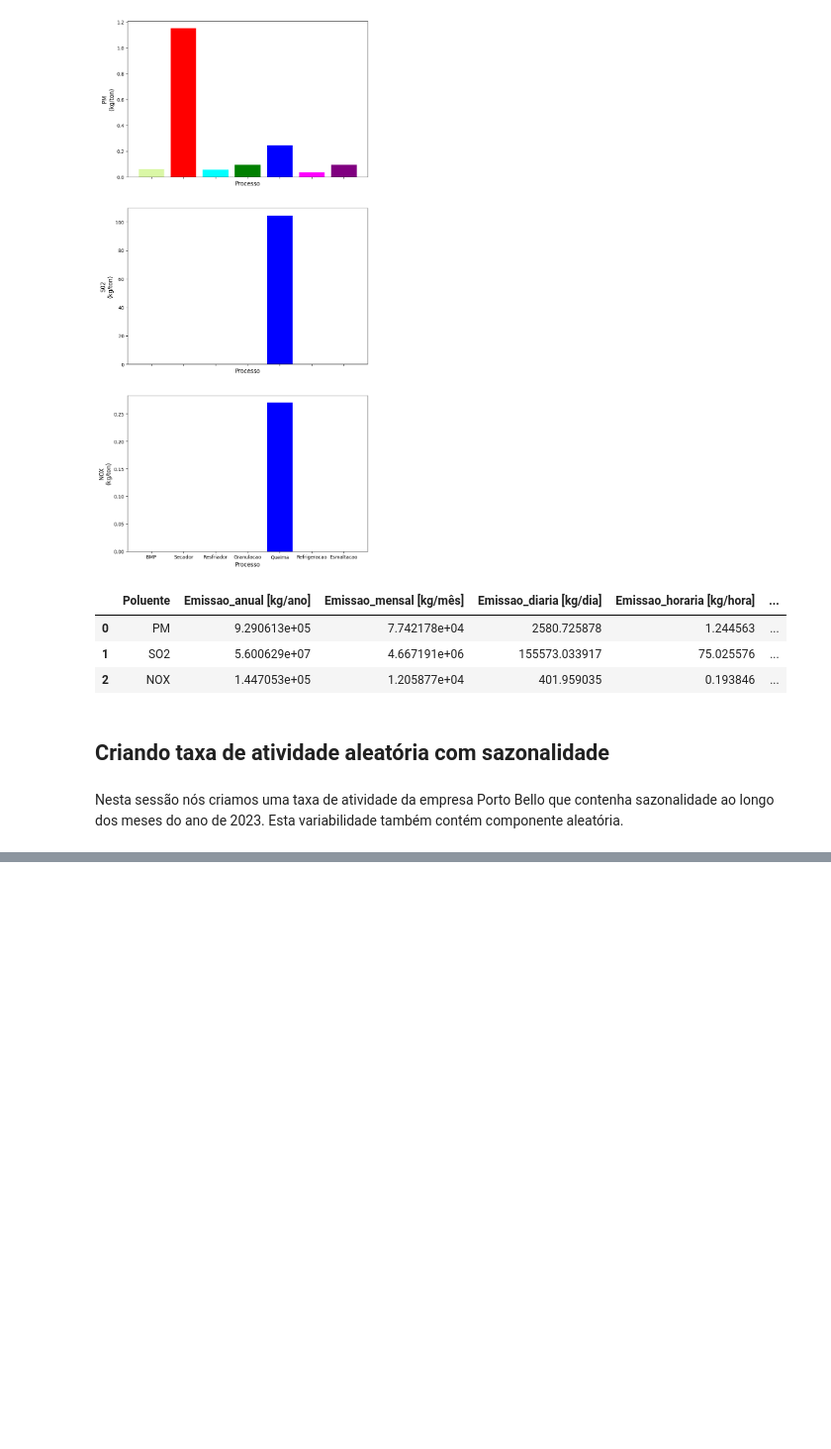
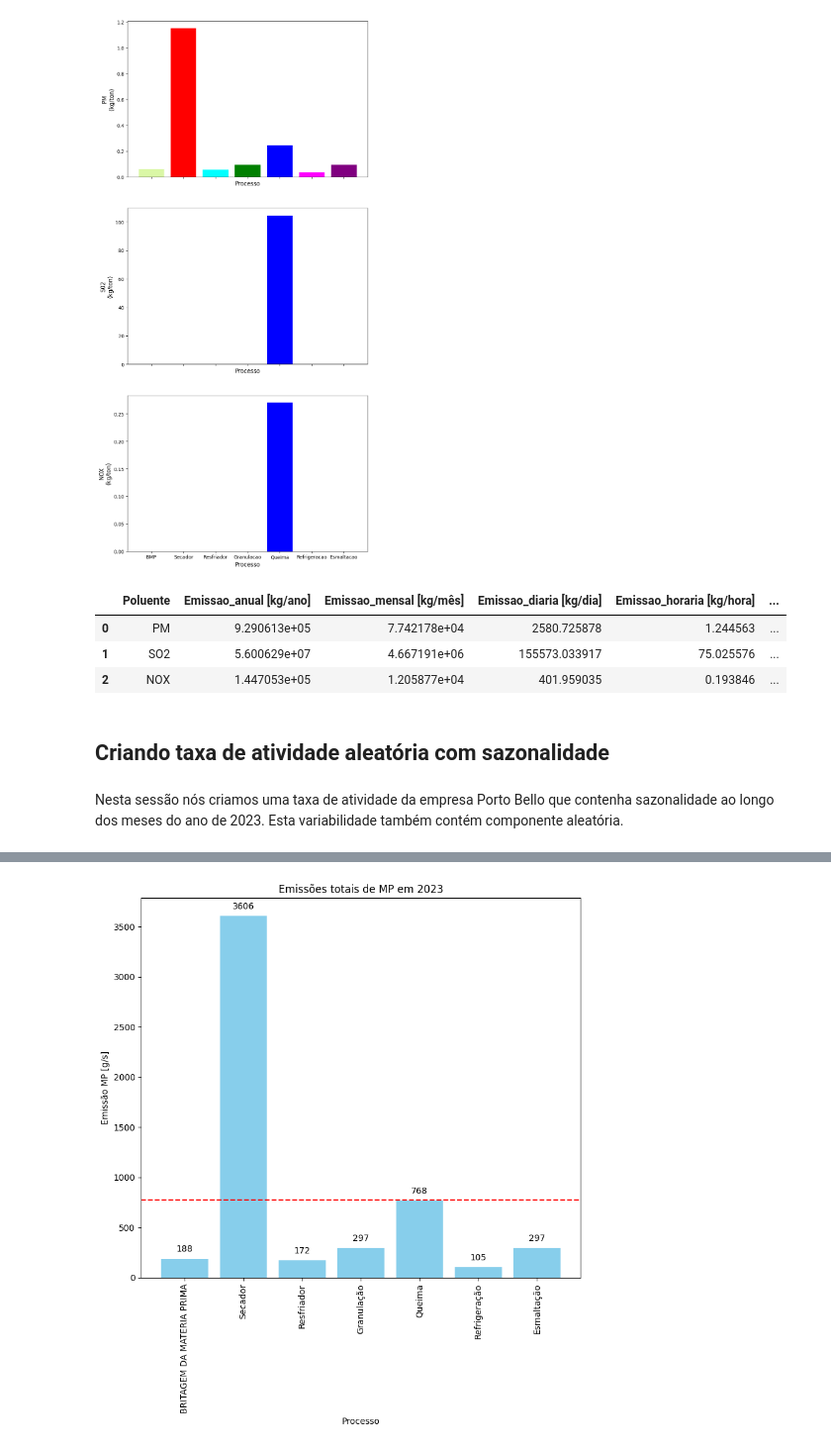
Before and after one commit to mariliameister/ENS5173_202401, a Jupyter notebook: Atividade01_01.ipynb, the cells around one changed output, grey strips where cells are left out. Shown at 99% size. Saved outputs shown, nothing was run; the diff lists cells and outputs as text; code cells hidden in the pictures; blank space fills up the shorter version.

```diff
--- a/Atividade01_01.ipynb
+++ b/Atividade01_01.ipynb
@@ -210,0 +301,81 @@ memory usage: 5.7 KB
+# %%
+# Criando um dataframe
+data = {'Processo': ['BRITAGEM DA MATERIA PRIMA', 'Secador', 'Resfriador', 'Granulação','Queima', 'Refrigeração', 'Esmaltação'],
+        'Emissão MP [g/s]': [BPM_soma_MP, Secador_soma_MP, Resfriador_soma_MP, Granulacao_soma_MP, Queima_soma_MP, Refrigeracao_soma_MP, Esmaltacao_soma_MP],
+        'Emissão SO2 [g/s]': [0,0,0,0,Queima_soma_SO2,0,0],
+        'Emissão NOX [g/s]': [0,0,0,0,Queima_soma_NOX,0,0]}
+
+df = pd.DataFrame(data)
+display(df)
+
+# Calcular a média das Emissões. OBS.: para esse caso só é possível para a emissão de MP que tem mais de um dado.
+media_emissao_MP = int(df['Emissão MP [g/s]'].mean())
+
+
+#-----------------------------Plotar o gráfico de barras para MP---------------------------------------------------------------------
+
+plt.figure(figsize=(8,9))
+barras = plt.bar(df['Processo'], df['Emissão MP [g/s]'], color='skyblue')
+
+
+# Adicionar os valores das vendas sobre as barras
+for barra in barras:
+    height = barra.get_height()
+    plt.annotate(f'{height}',
+                 xy=(barra.get_x() + barra.get_width() / 2, height),
+                 xytext=(0, 6),  # Deslocamento vertical do texto
+                 textcoords='offset points',
+                 ha='center', va='bottom')
+
+# Adicionar a média como uma linha no gráfico
+plt.axhline(y=media_emissao_MP, color='red', linestyle='--', label='Média de Vendas')
+
+
+plt.xlabel('Processo')
+plt.ylabel('Emissão MP [g/s]')
+plt.title('Emissões totais de MP em 2023')
+plt.xticks(rotation=90)  # Rotacionar os rótulos do eixo x para melhor visualização
+plt.tight_layout()  # Ajustar o layout para evitar cortes
+plt.show()
+#-----------------------------Plotar o gráfico de barras para SO2---------------------------------------------------------------------
+plt.figure(figsize=(8, 9))
+barras = plt.bar(df['Processo'], df['Emissão SO2 [g/s]'], color='red')
+
+
+# Adicionar os valores das vendas sobre as barras
+for barra in barras:
+    height = barra.get_height()
+    plt.annotate(f'{height}',
+                 xy=(barra.get_x() + barra.get_width() / 2, height),
+                 xytext=(0, 6),  # Deslocamento vertical do texto
+                 textcoords='offset points',
+                 ha='center', va='bottom')
+
+
+plt.xlabel('Processo')
+plt.ylabel('Emissão SO2 [g/s]')
+plt.title('Emissões totais de SO2 em 2023')
+plt.xticks(rotation=90)  # Rotacionar os rótulos do eixo x para melhor visualização
+plt.tight_layout()  # Ajustar o layout para evitar cortes
+plt.show()
+#-----------------------------Plotar o gráfico de barras para NOX---------------------------------------------------------------------
+plt.figure(figsize=(8, 9))
+barras = plt.bar(df['Processo'], df['Emissão NOX [g/s]'], color='cyan')
+
+# Adicionar os valores das vendas sobre as barras
+for barra in barras:
+    height = barra.get_height()
+    plt.annotate(f'{height}',
+                 xy=(barra.get_x() + barra.get_width() / 2, height),
+                 xytext=(0, 6),  # Deslocamento vertical do texto
+                 textcoords='offset points',
+                 ha='center', va='bottom')
+
+
+plt.xlabel('Processo')
+plt.ylabel('Emissão NOX [g/s]')
+plt.title('Emissões totais de SO2 em 2023')
+plt.xticks(rotation=90)  # Rotacionar os rótulos do eixo x para melhor visualização
+plt.tight_layout()  # Ajustar o layout para evitar cortes
+plt.show()
+# %% [output]
@@ -210,0 +390 @@ memory usage: 5.7 KB
+[figure, added]
```
Also changed, not shown: parts of 13 cells of this notebook, 14 other files.
